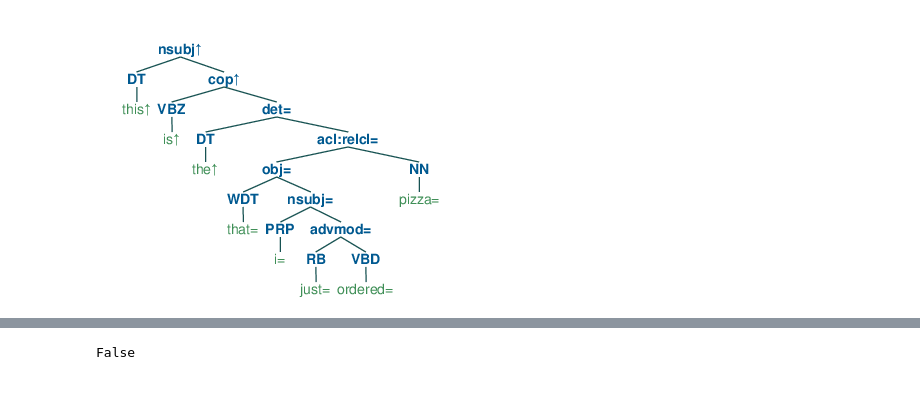
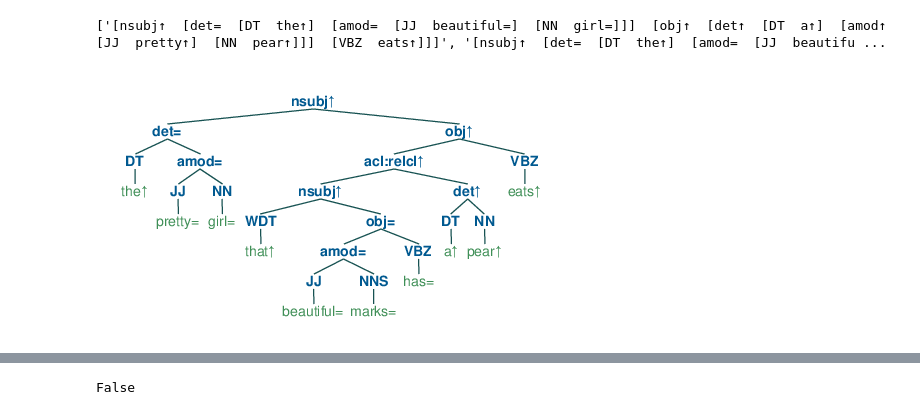
Before and after one commit to eric11eca/NeuralLog, a Jupyter notebook: src/theory_align.ipynb, the cells around one changed output, grey strips where cells are left out. Saved outputs shown, nothing was run; the diff lists cells and outputs as text; code cells hidden in the pictures.

```diff
--- a/src/theory_align.ipynb
+++ b/src/theory_align.ipynb
@@ -48,3 +62,14 @@ print(results)
+# %%
+pipeline = PolarizationPipeline(verbose = 1)
+results = []
+results_tree = []
+for sent in testExtract:
+    tree = pipeline.single_polarization(sent)["polarized_tree"]
+    results_tree.append(tree)
+    results.append(pipeline.postprocess(tree,""))
+print(results)
+# %% [output]
+['[nsubj↑  [det=  [DT  the↑]  [amod=  [JJ  beautiful=]  [NN  girl=]]]  [obj↑  [det↑  [DT  a↑]  [amod↑  [JJ  pretty↑]  [NN  pear↑]]]  [VBZ  eats↑]]]', '[nsubj↑  [det=  [DT  the↑]  [amod=  [JJ  beautifu ...
 # %%
 class Unode:
     def __init__(self,prop,word,npos, mark):
@@ -173,10 +198,10 @@ def visualize_tree(tree):
     jupyter_draw_nltk_tree(btree)
 # %%
 #print_as_graph(results[0][4])
-visualize_tree(results[2][2])
+visualize_tree(results[2])
 #print_tree_simple(results[0][4])
 # %% [output]
-[figure, old version]
+[figure, new version]
 # %%
 def draw_graph():
     output = Image.new("RGB", (500, 500), (255,255,255))
```
Also changed, not shown: parts of 14 cells of this notebook.
